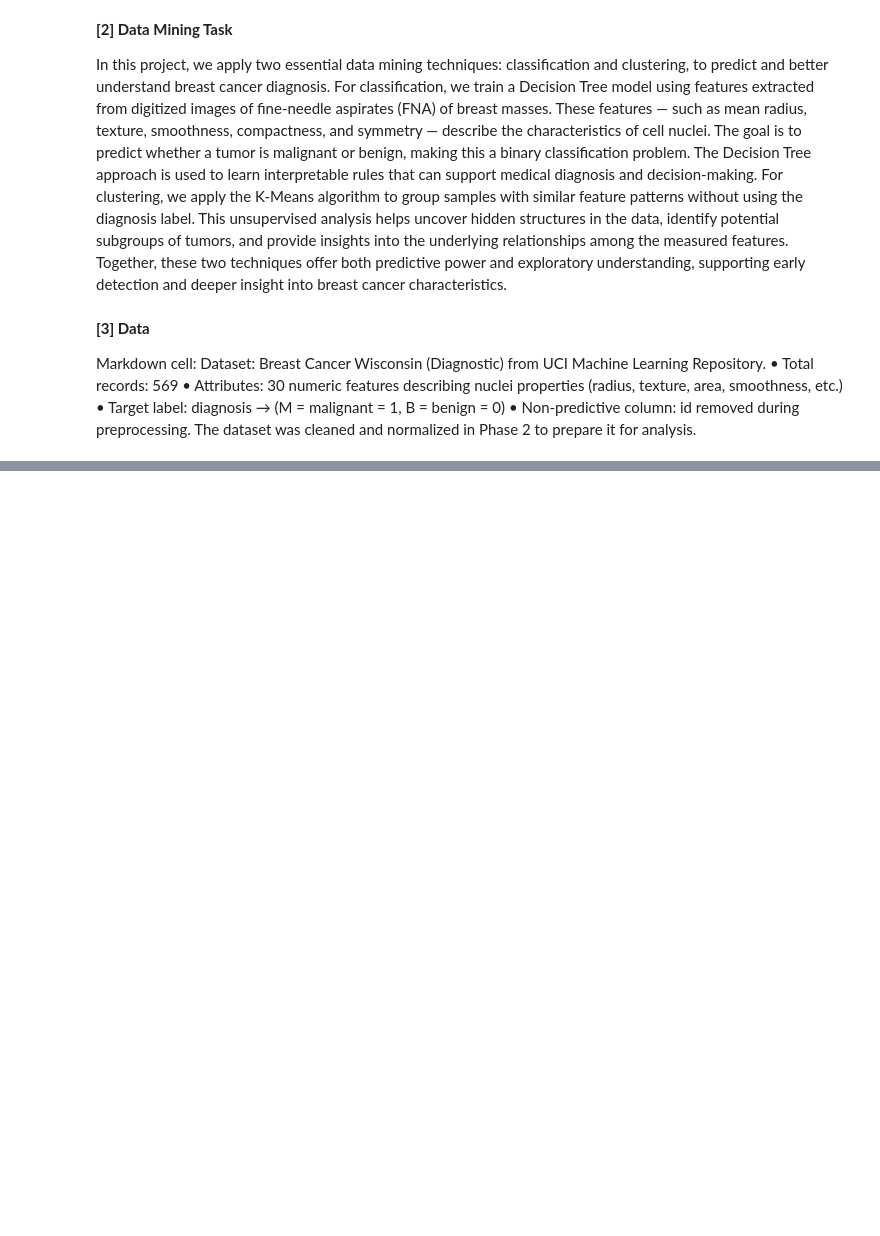
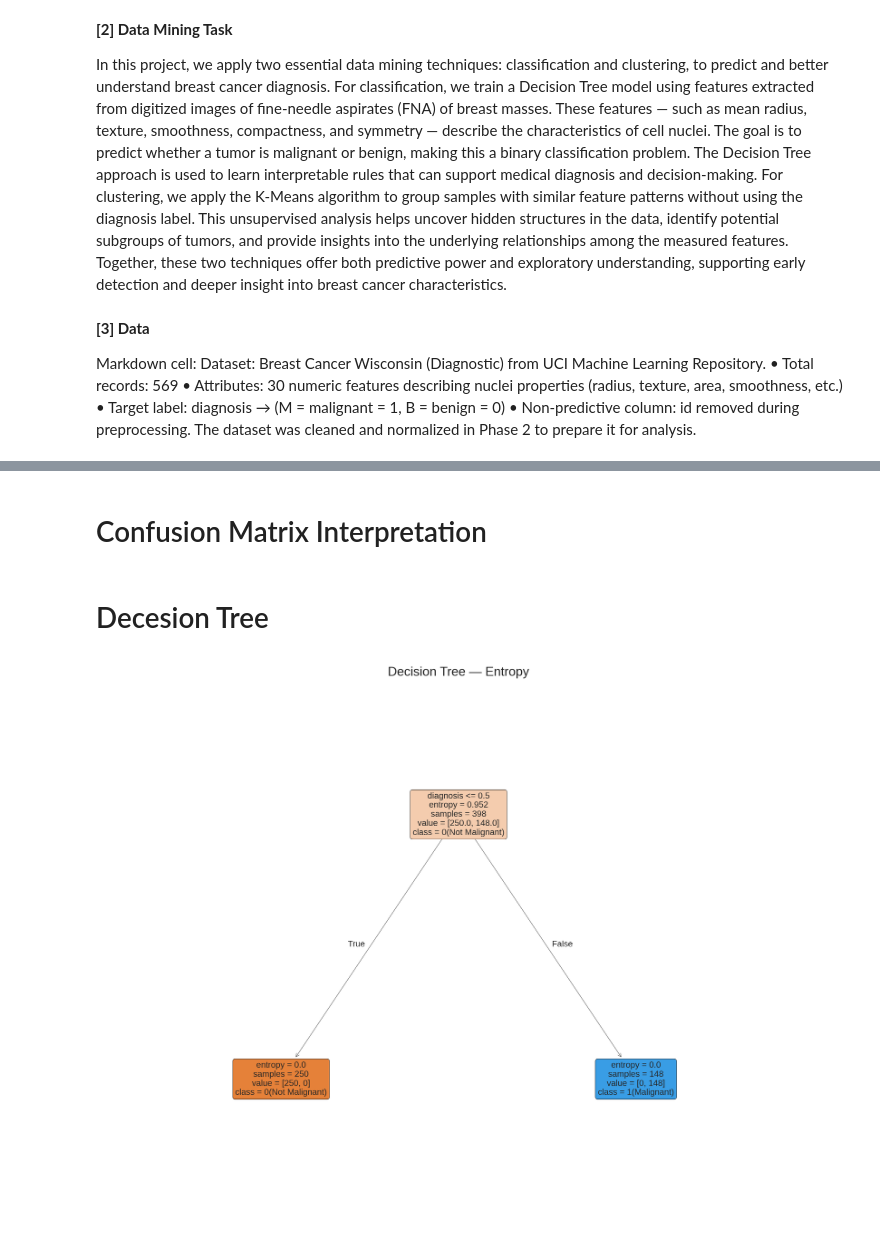
Before and after one commit to halaaab/IT_326-Project-Group-1, a Jupyter notebook: Phase3.ipynb, the cells around one changed output, grey strips where cells are left out. Cells and saved outputs as stored; diff of their text form; code cells hidden in the pictures; blank space fills up the shorter version.

```diff
--- a/Phase3.ipynb
+++ b/Phase3.ipynb
@@ -461,0 +102,26 @@ Briefly relate to a research paper’s insight (e.g., feature families like radi
+# %% [markdown]
+# Confusion Matrix Interpretation
+# %% [markdown]
+# Decesion Tree
+# %%
+fn = X.columns.tolist()  # same columns used to fit the model
+
+# 2) Class names that follow the model's learned class order
+pretty = {0: "0(Not Malignant)", 1: "1(Malignant)"}
+cls = [pretty.get(int(c), str(c)) for c in clf.classes_]  # aligns to clf.classes_
+
+# 3) Plot
+plt.figure(figsize=(12, 9), dpi=300)
+tree.plot_tree(
+    clf,
+    feature_names=fn,
+    class_names=cls,      # <- uses the exact order clf learned
+    filled=True,
+    rounded=True,
+    impurity=True,
+    fontsize=8
+)
+plt.title("Decision Tree — Entropy")
+plt.show()
+# %% [output]
+[figure, added]
```
Also changed, not shown: parts of 19 cells of this notebook.
